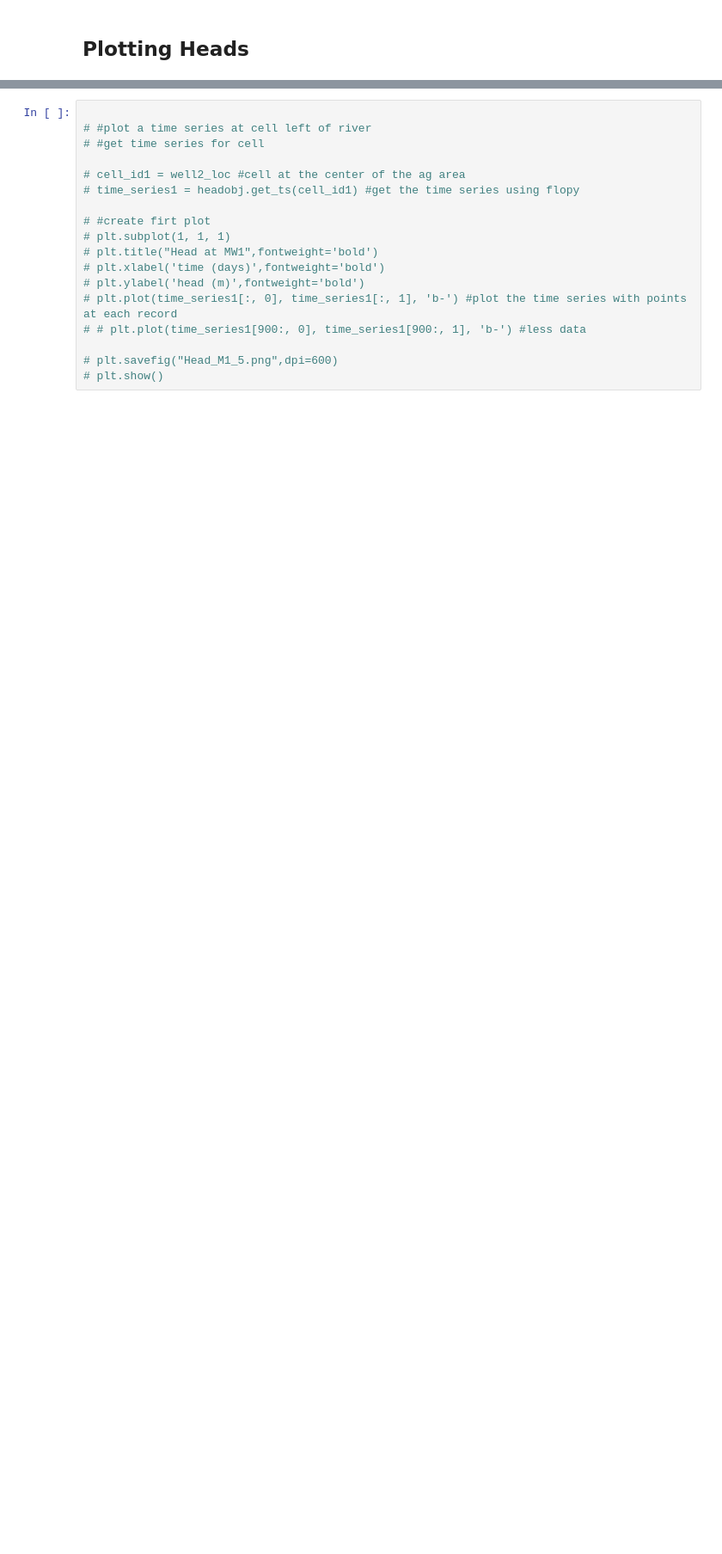
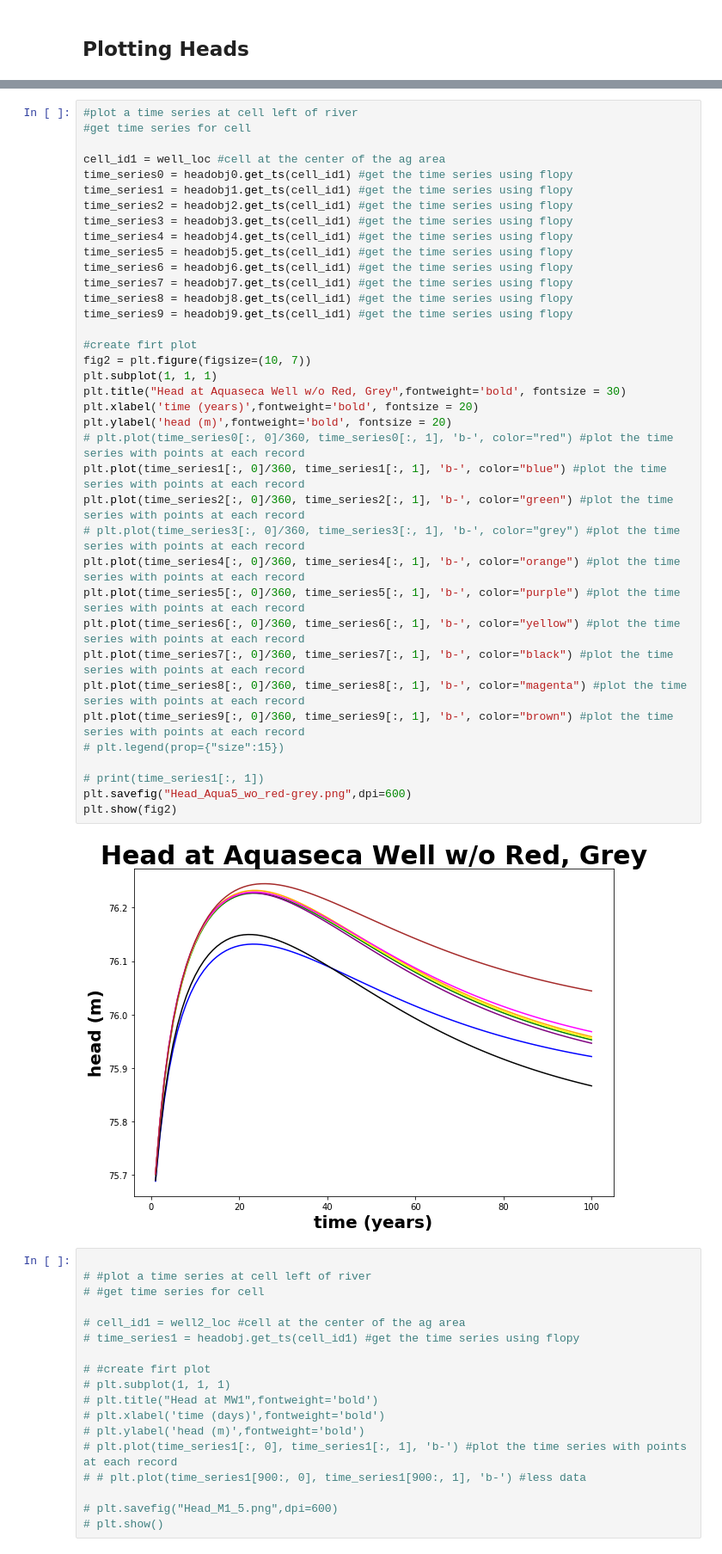
Before and after one commit to groundwater-modeling-Spring2020/FoE_Project, a Jupyter notebook: DanielleT_Notebooks/Ensemble/Scenarios/FOE-Ensemble_Graphing_Head.ipynb, the cells around one changed output, grey strips where cells are left out. Shown: that part at 86% size. Saved outputs shown, nothing was run; the diff lists cells and outputs as text; blank space fills up the shorter version.

```diff
--- a/DanielleT_Notebooks/Ensemble/Scenarios/FOE-Ensemble_Graphing_Head.ipynb
+++ b/DanielleT_Notebooks/Ensemble/Scenarios/FOE-Ensemble_Graphing_Head.ipynb
@@ -924,3 +923,42 @@ No handles with labels found to put in legend.
+# %%
+#plot a time series at cell left of river
+#get time series for cell
+
+cell_id1 = well_loc #cell at the center of the ag area
+time_series0 = headobj0.get_ts(cell_id1) #get the time series using flopy
+time_series1 = headobj1.get_ts(cell_id1) #get the time series using flopy
+time_series2 = headobj2.get_ts(cell_id1) #get the time series using flopy
+time_series3 = headobj3.get_ts(cell_id1) #get the time series using flopy
+time_series4 = headobj4.get_ts(cell_id1) #get the time series using flopy
+time_series5 = headobj5.get_ts(cell_id1) #get the time series using flopy
+time_series6 = headobj6.get_ts(cell_id1) #get the time series using flopy
+time_series7 = headobj7.get_ts(cell_id1) #get the time series using flopy
+time_series8 = headobj8.get_ts(cell_id1) #get the time series using flopy
+time_series9 = headobj9.get_ts(cell_id1) #get the time series using flopy
+
+#create firt plot
+fig2 = plt.figure(figsize=(10, 7))
+plt.subplot(1, 1, 1)
+plt.title("Head at Aquaseca Well w/o Red, Grey",fontweight='bold', fontsize = 30)
+plt.xlabel('time (years)',fontweight='bold', fontsize = 20)
+plt.ylabel('head (m)',fontweight='bold', fontsize = 20)
+# plt.plot(time_series0[:, 0]/360, time_series0[:, 1], 'b-', color="red") #plot the time series with points at each record
+plt.plot(time_series1[:, 0]/360, time_series1[:, 1], 'b-', color="blue") #plot the time series with points at each record
+plt.plot(time_series2[:, 0]/360, time_series2[:, 1], 'b-', color="green") #plot the time series with points at each record
+# plt.plot(time_series3[:, 0]/360, time_series3[:, 1], 'b-', color="grey") #plot the time series with points at each record
+plt.plot(time_series4[:, 0]/360, time_series4[:, 1], 'b-', color="orange") #plot the time series with points at each record
+plt.plot(time_series5[:, 0]/360, time_series5[:, 1], 'b-', color="purple") #plot the time series with points at each record
+plt.plot(time_series6[:, 0]/360, time_series6[:, 1], 'b-', color="yellow") #plot the time series with points at each record
+plt.plot(time_series7[:, 0]/360, time_series7[:, 1], 'b-', color="black") #plot the time series with points at each record
+plt.plot(time_series8[:, 0]/360, time_series8[:, 1], 'b-', color="magenta") #plot the time series with points at each record
+plt.plot(time_series9[:, 0]/360, time_series9[:, 1], 'b-', color="brown") #plot the time series with points at each record
+# plt.legend(prop={"size":15})
+
+# print(time_series1[:, 1])
+plt.savefig("Head_Aqua5_wo_red-grey.png",dpi=600)
+plt.show(fig2)
+# %% [output]
+[figure, added]
 # %%
 
 # #plot a time series at cell left of river
```
Also changed, not shown: parts of 1 cell of this notebook, 2 other files.
